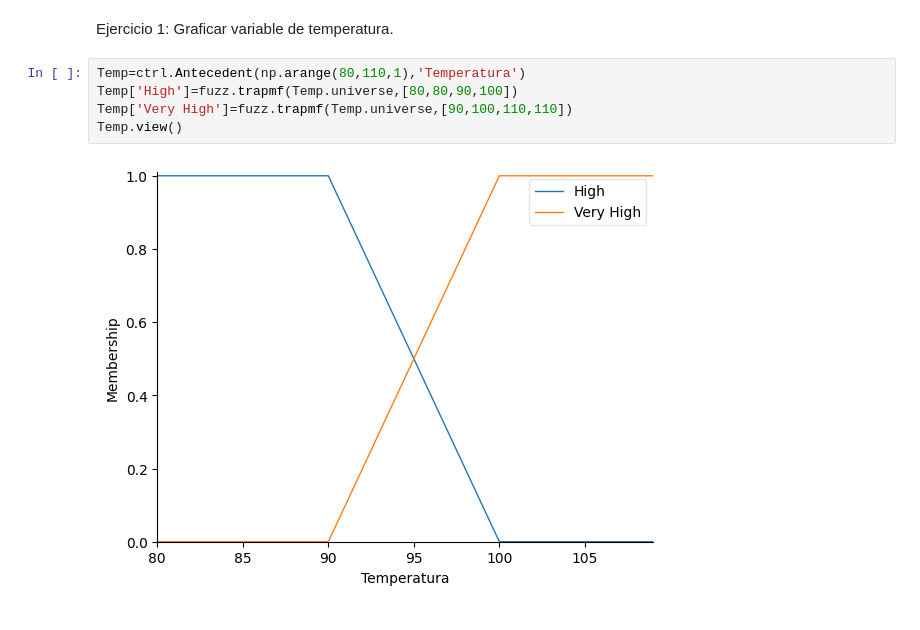
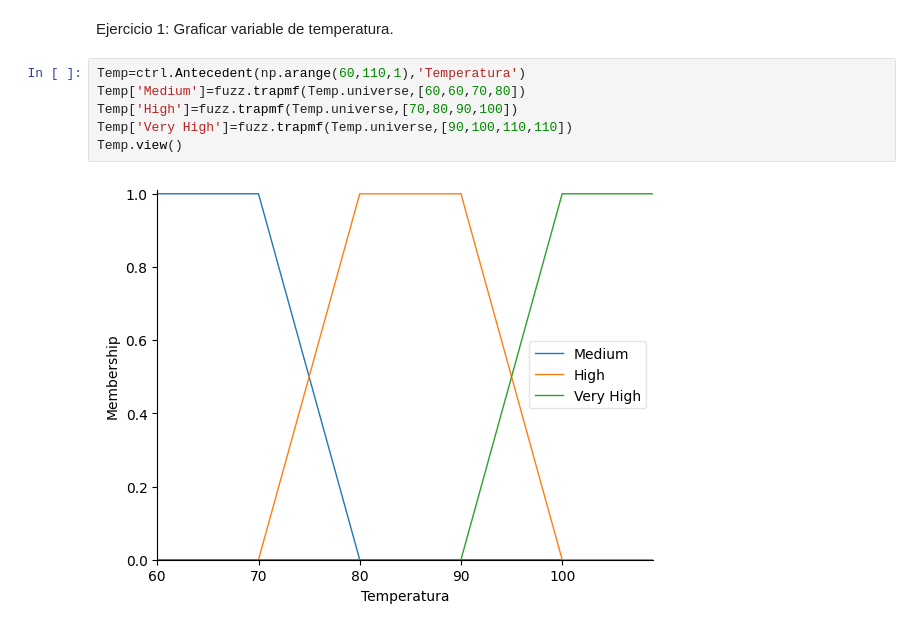
Before and after one commit to ItsJuanPablo/IA_USTA, a Jupyter notebook: FUZZY/S1_C2_Fuzzy.ipynb, the cells around one changed output. Cells and saved outputs as stored; diff of their text form.

```diff
--- a/FUZZY/S1_C2_Fuzzy.ipynb
+++ b/FUZZY/S1_C2_Fuzzy.ipynb
@@ -20,9 +20,10 @@ import matplotlib.pyplot as plt
 # %% [markdown]
 Ejercicio 1: Graficar variable de temperatura.
 # %%
-Temp=ctrl.Antecedent(np.arange(80,110,1),'Temperatura')
-Temp['High']=fuzz.trapmf(Temp.universe,[80,80,90,100])
+Temp=ctrl.Antecedent(np.arange(60,110,1),'Temperatura')
+Temp['Medium']=fuzz.trapmf(Temp.universe,[60,60,70,80])
+Temp['High']=fuzz.trapmf(Temp.universe,[70,80,90,100])
 Temp['Very High']=fuzz.trapmf(Temp.universe,[90,100,110,110])
 Temp.view()
 # %% [output]
-[figure, old version]
+[figure, new version]
```
